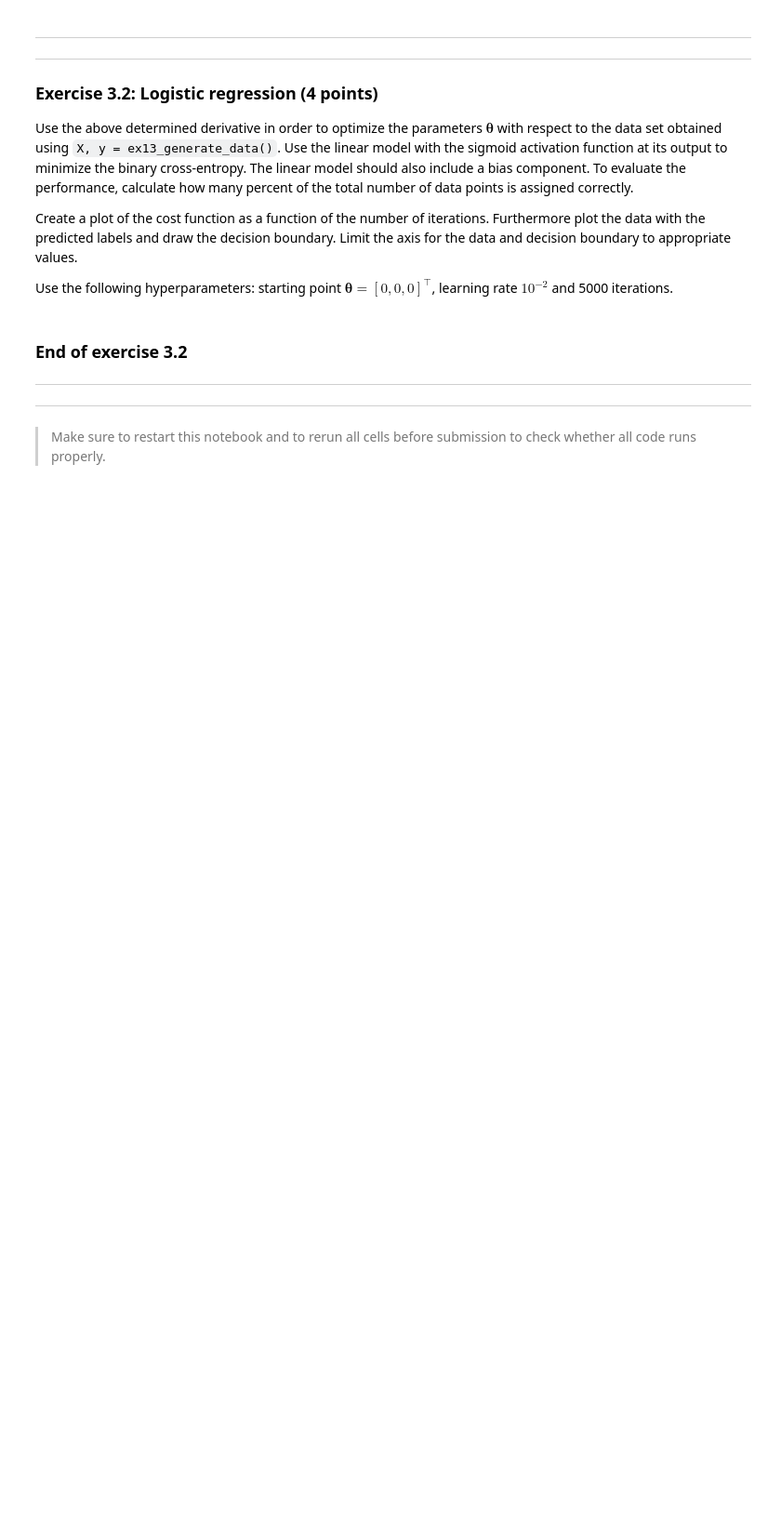
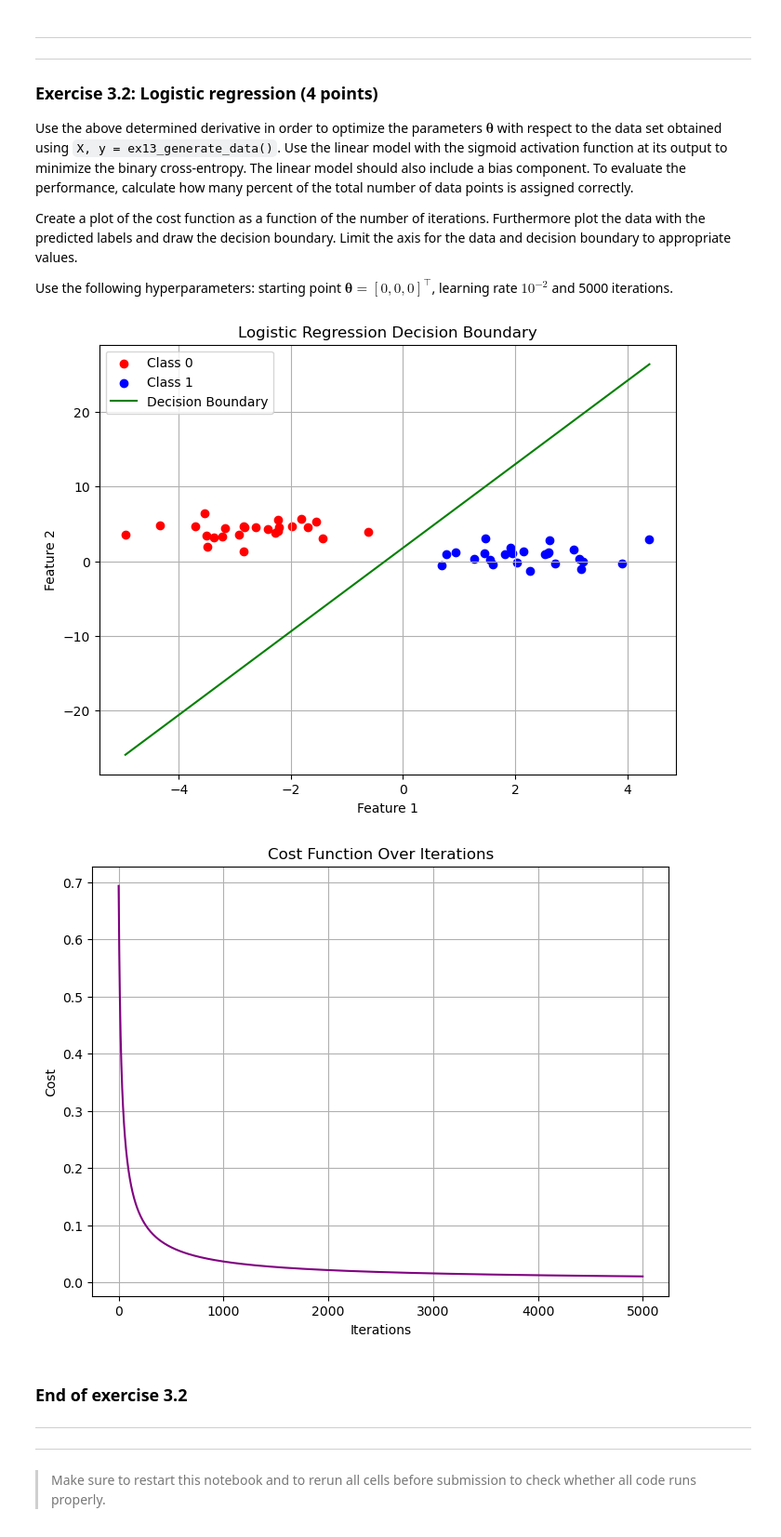
Before and after one commit to yueyehuanxiangqu/5XSL0-ML-A1, a Jupyter notebook: assignment1-template.ipynb, the cells around one changed output. Shown at 93% size. Drawn from its saved outputs; the diff is of its cells as text; code cells hidden in the pictures; blank space fills up the shorter version.

```diff
--- a/assignment1-template.ipynb
+++ b/assignment1-template.ipynb
@@ -758,3 +810,33 @@ Use the following hyperparameters: starting point $\boldsymbol{\theta} = [0, 0,
+# %%
+#// BEGIN_TODO [5XSL0_Assignment1_3_2b] Plot decision boundary and loss function
+
+x1 = np.linspace(X[:, 0].min(), X[:, 0].max(), 1000)
+x2 = -(theta[0] / theta[1]) * x1 - (theta[2] / theta[1])
+
+plt.figure(figsize=(8, 6))
+plt.scatter(X[y == 0, 0], X[y == 0, 1], color='red', label='Class 0')
+plt.scatter(X[y == 1, 0], X[y == 1, 1], color='blue', label='Class 1')
+plt.plot(x1, x2, color='green', label='Decision Boundary')
+
+plt.xlabel("Feature 1")
+plt.ylabel("Feature 2")
+plt.title("Logistic Regression Decision Boundary")
+plt.legend()
+plt.grid()
+plt.show()
+
+plt.figure(figsize=(8, 6))
+plt.plot(range(len(cost_history)), cost_history, color='purple')
+plt.xlabel("Iterations")
+plt.ylabel("Cost")
+plt.title("Cost Function Over Iterations")
+plt.grid()
+plt.show()
+
+#// END_TODO [5XSL0_Assignment1_3_2b]
+# %% [output]
+[figure, added]
+[figure, added]
 # %% [markdown]
 ### End of exercise 3.2
 
```
Also changed, not shown: parts of 12 cells of this notebook.
